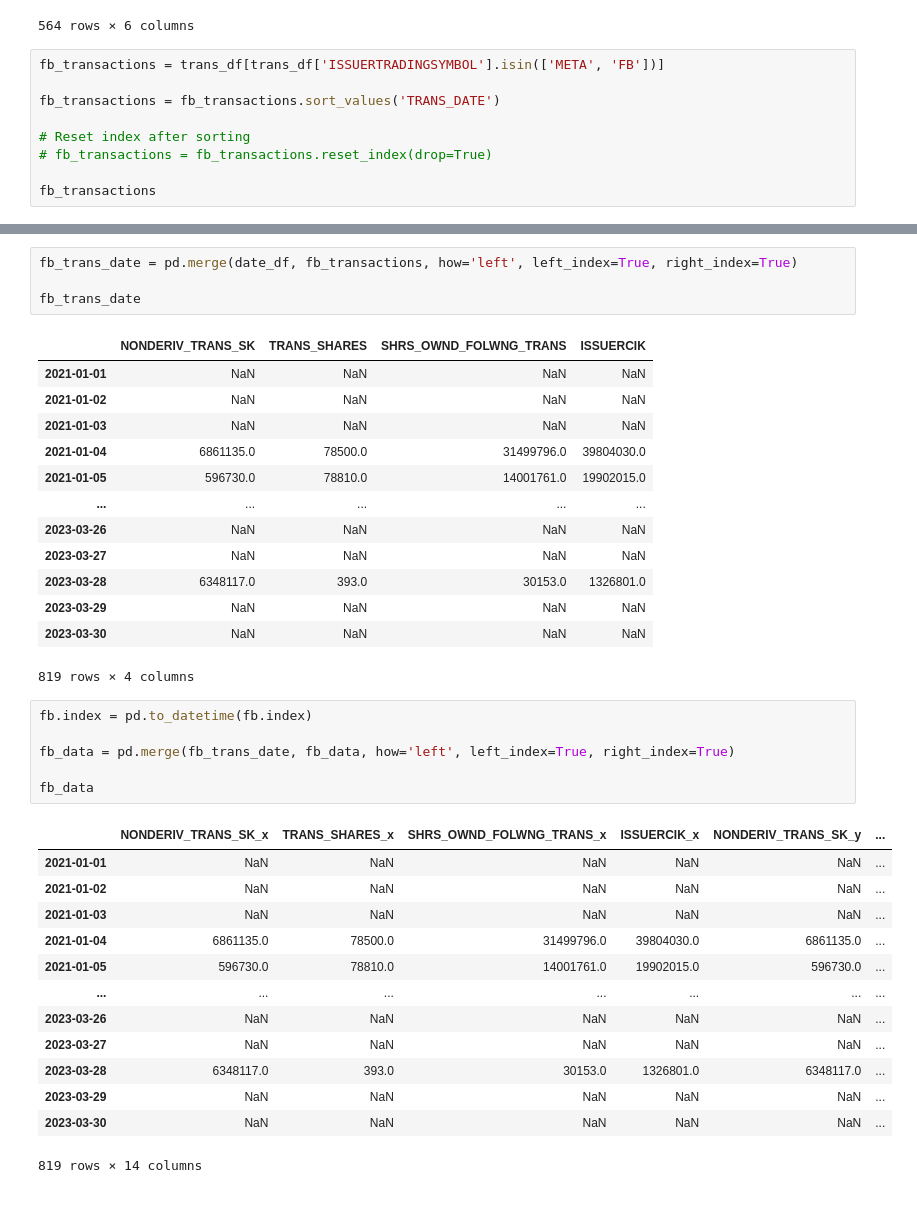
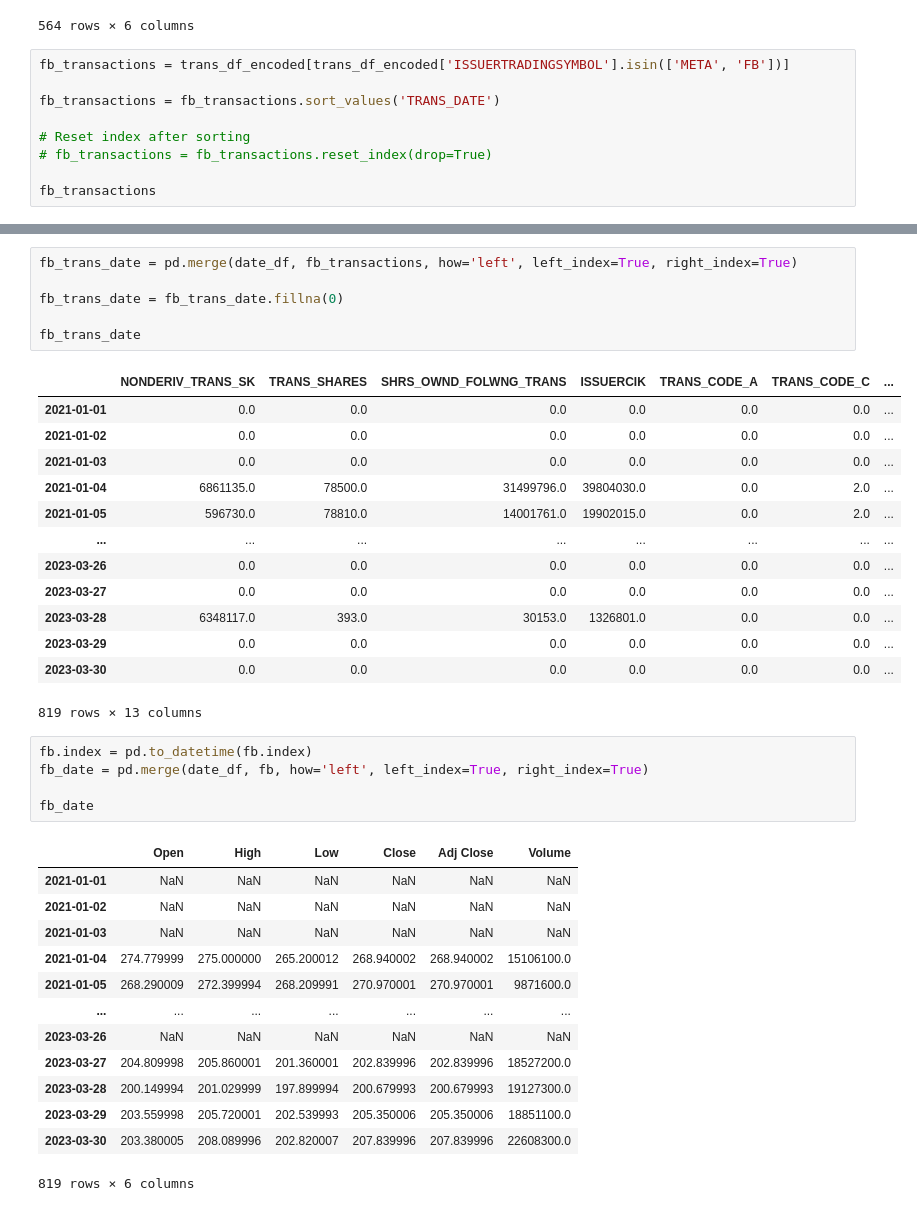
Before and after one commit to haneujeen/insider-trade-analysis, a Jupyter notebook: 2021q1_to_2023q1.ipynb, the cells around one changed output, grey strips where cells are left out. Saved outputs shown, nothing was run; the diff lists cells and outputs as text.

```diff
--- a/2021q1_to_2023q1.ipynb
+++ b/2021q1_to_2023q1.ipynb
@@ -647,7 +647,7 @@ fb
 | 2023-03-30 | 203.380005 | 208.089996 | 202.820007 | 207.839996 | 207.839996 | 22608300 |
 564 rows × 6 columns
 # %%
-fb_transactions = trans_df[trans_df['ISSUERTRADINGSYMBOL'].isin(['META', 'FB'])]
+fb_transactions = trans_df_encoded[trans_df_encoded['ISSUERTRADINGSYMBOL'].isin(['META', 'FB'])]
 
 fb_transactions = fb_transactions.sort_values('TRANS_DATE')
 
@@ -698,38 +698,39 @@ fb_transactions
 # %%
 fb_trans_date = pd.merge(date_df, fb_transactions, how='left', left_index=True, right_index=True)
 
+fb_trans_date = fb_trans_date.fillna(0)
+
 fb_trans_date
 # %% [output]
-|  | NONDERIV_TRANS_SK | TRANS_SHARES | SHRS_OWND_FOLWNG_TRANS | ISSUERCIK |
-| 2021-01-01 | NaN | NaN | NaN | NaN |
-| 2021-01-02 | NaN | NaN | NaN | NaN |
-| 2021-01-03 | NaN | NaN | NaN | NaN |
-| 2021-01-04 | 6861135.0 | 78500.0 | 31499796.0 | 39804030.0 |
-| 2021-01-05 | 596730.0 | 78810.0 | 14001761.0 | 19902015.0 |
-| ... | ... | ... | ... | ... |
-| 2023-03-26 | NaN | NaN | NaN | NaN |
-| 2023-03-27 | NaN | NaN | NaN | NaN |
-| 2023-03-28 | 6348117.0 | 393.0 | 30153.0 | 1326801.0 |
-| 2023-03-29 | NaN | NaN | NaN | NaN |
-| 2023-03-30 | NaN | NaN | NaN | NaN |
+|  | NONDERIV_TRANS_SK | TRANS_SHARES | SHRS_OWND_FOLWNG_TRANS | ISSUERCIK | TRANS_CODE_A | TRANS_CODE_C | ... |
+| 2021-01-01 | 0.0 | 0.0 | 0.0 | 0.0 | 0.0 | 0.0 | ... |
+| 2021-01-02 | 0.0 | 0.0 | 0.0 | 0.0 | 0.0 | 0.0 | ... |
+| 2021-01-03 | 0.0 | 0.0 | 0.0 | 0.0 | 0.0 | 0.0 | ... |
+| 2021-01-04 | 6861135.0 | 78500.0 | 31499796.0 | 39804030.0 | 0.0 | 2.0 | ... |
+| 2021-01-05 | 596730.0 | 78810.0 | 14001761.0 | 19902015.0 | 0.0 | 2.0 | ... |
+| ... | ... | ... | ... | ... | ... | ... | ... |
+| 2023-03-26 | 0.0 | 0.0 | 0.0 | 0.0 | 0.0 | 0.0 | ... |
+| 2023-03-27 | 0.0 | 0.0 | 0.0 | 0.0 | 0.0 | 0.0 | ... |
+| 2023-03-28 | 6348117.0 | 393.0 | 30153.0 | 1326801.0 | 0.0 | 0.0 | ... |
+| 2023-03-29 | 0.0 | 0.0 | 0.0 | 0.0 | 0.0 | 0.0 | ... |
+| 2023-03-30 | 0.0 | 0.0 | 0.0 | 0.0 | 0.0 | 0.0 | ... |
-819 rows × 4 columns
+819 rows × 13 columns
 # %%
 fb.index = pd.to_datetime(fb.index)
+fb_date = pd.merge(date_df, fb, how='left', left_index=True, right_index=True)
 
-fb_data = pd.merge(fb_trans_date, fb_data, how='left', left_index=True, right_index=True)
-
-fb_data
+fb_date
 # %% [output]
-|  | NONDERIV_TRANS_SK_x | TRANS_SHARES_x | SHRS_OWND_FOLWNG_TRANS_x | ISSUERCIK_x | NONDERIV_TRANS_SK_y | ... |
-| 2021-01-01 | NaN | NaN | NaN | NaN | NaN | ... |
-| 2021-01-02 | NaN | NaN | NaN | NaN | NaN | ... |
-| 2021-01-03 | NaN | NaN | NaN | NaN | NaN | ... |
-| 2021-01-04 | 6861135.0 | 78500.0 | 31499796.0 | 39804030.0 | 6861135.0 | ... |
-| 2021-01-05 | 596730.0 | 78810.0 | 14001761.0 | 19902015.0 | 596730.0 | ... |
+|  | Open | High | Low | Close | Adj Close | Volume |
+| 2021-01-01 | NaN | NaN | NaN | NaN | NaN | NaN |
+| 2021-01-02 | NaN | NaN | NaN | NaN | NaN | NaN |
+| 2021-01-03 | NaN | NaN | NaN | NaN | NaN | NaN |
+| 2021-01-04 | 274.779999 | 275.000000 | 265.200012 | 268.940002 | 268.940002 | 15106100.0 |
+| 2021-01-05 | 268.290009 | 272.399994 | 268.209991 | 270.970001 | 270.970001 | 9871600.0 |
 | ... | ... | ... | ... | ... | ... | ... |
-| 2023-03-26 | NaN | NaN | NaN | NaN | NaN | ... |
-| 2023-03-27 | NaN | NaN | NaN | NaN | NaN | ... |
-| 2023-03-28 | 6348117.0 | 393.0 | 30153.0 | 1326801.0 | 6348117.0 | ... |
-| 2023-03-29 | NaN | NaN | NaN | NaN | NaN | ... |
-| 2023-03-30 | NaN | NaN | NaN | NaN | NaN | ... |
+| 2023-03-26 | NaN | NaN | NaN | NaN | NaN | NaN |
+| 2023-03-27 | 204.809998 | 205.860001 | 201.360001 | 202.839996 | 202.839996 | 18527200.0 |
+| 2023-03-28 | 200.149994 | 201.029999 | 197.899994 | 200.679993 | 200.679993 | 19127300.0 |
+| 2023-03-29 | 203.559998 | 205.720001 | 202.539993 | 205.350006 | 205.350006 | 18851100.0 |
+| 2023-03-30 | 203.380005 | 208.089996 | 202.820007 | 207.839996 | 207.839996 | 22608300.0 |
-819 rows × 14 columns
+819 rows × 6 columns
```
Also changed, not shown: parts of 17 cells of this notebook, 1 other file.
